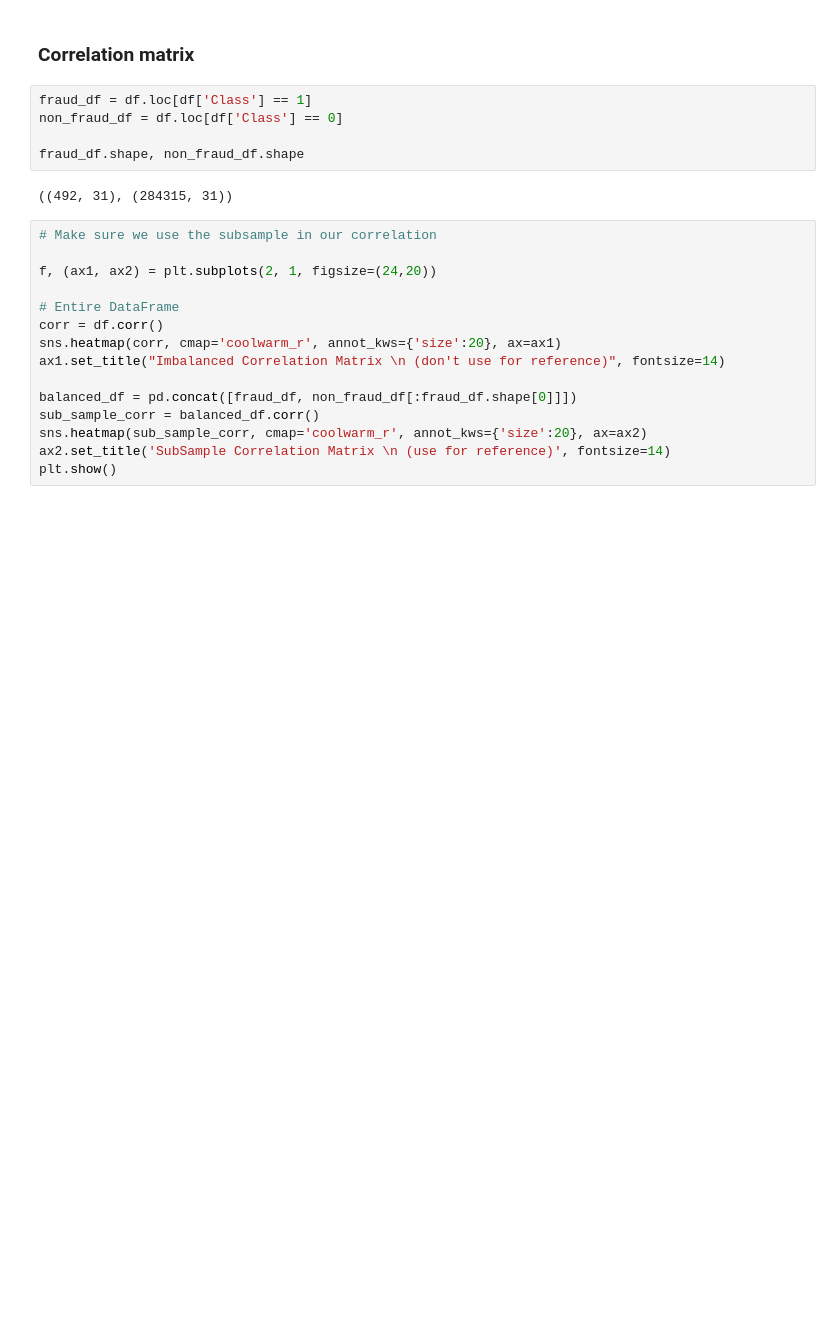
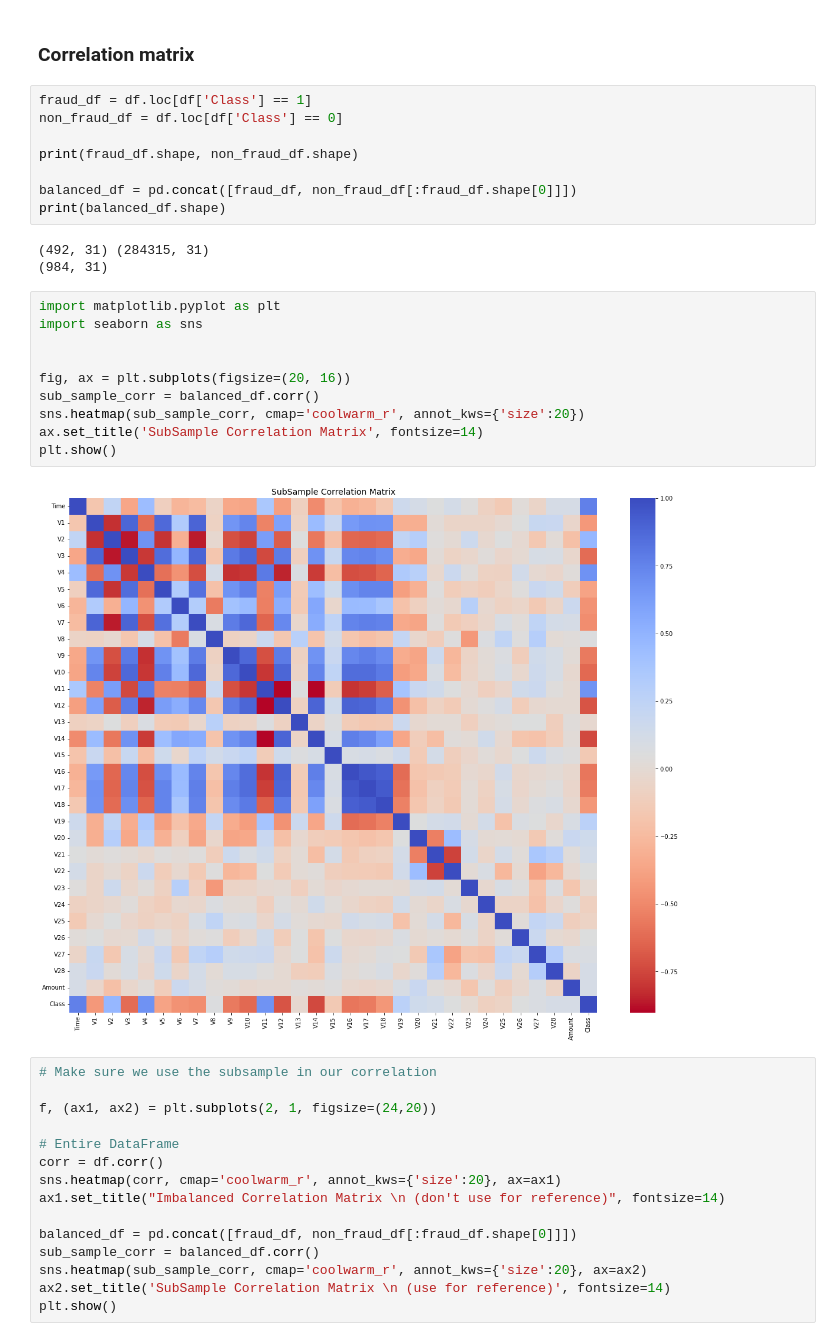
Before and after one commit to Shenghao1993/shenghao-blogs-work, a Jupyter notebook: julia-traditional-ml/Credit Card Fraud Detection - Python.ipynb, the cells around one changed output. Cells and saved outputs as stored; diff of their text form; blank space fills up the shorter version.

```diff
--- a/julia-traditional-ml/Credit Card Fraud Detection - Python.ipynb
+++ b/julia-traditional-ml/Credit Card Fraud Detection - Python.ipynb
@@ -80,9 +83,25 @@ plt.show()
 fraud_df = df.loc[df['Class'] == 1]
 non_fraud_df = df.loc[df['Class'] == 0]
 
-fraud_df.shape, non_fraud_df.shape
+print(fraud_df.shape, non_fraud_df.shape)
+
+balanced_df = pd.concat([fraud_df, non_fraud_df[:fraud_df.shape[0]]])
+print(balanced_df.shape)
 # %% [output]
-((492, 31), (284315, 31))
+(492, 31) (284315, 31)
+(984, 31)
+# %%
+import matplotlib.pyplot as plt
+import seaborn as sns
+
+
+fig, ax = plt.subplots(figsize=(20, 16))
+sub_sample_corr = balanced_df.corr()
+sns.heatmap(sub_sample_corr, cmap='coolwarm_r', annot_kws={'size':20})
+ax.set_title('SubSample Correlation Matrix', fontsize=14)
+plt.show()
+# %% [output]
+[figure, added]
 # %%
 # Make sure we use the subsample in our correlation
 
```
Also changed, not shown: parts of 8 cells of this notebook, 1 other file.
